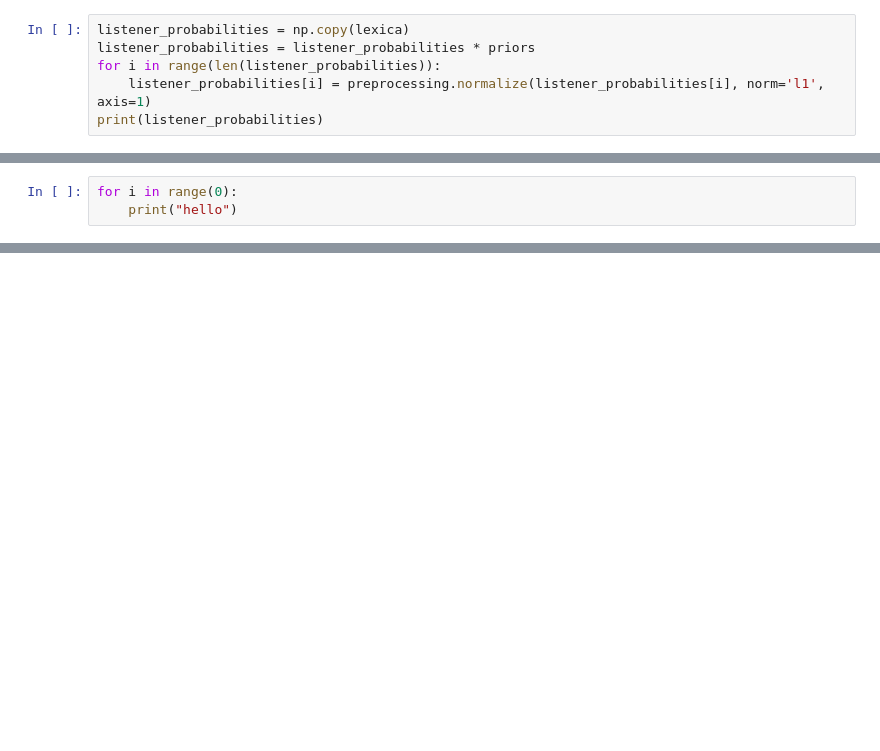
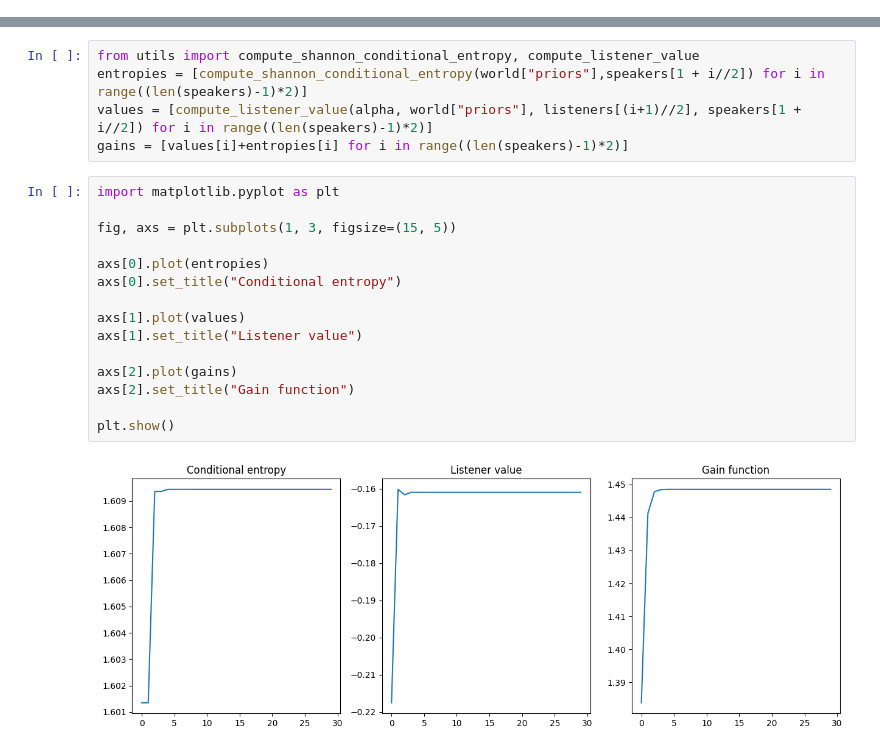
Before and after one commit to GabrielBeFr/RSA-research, a Jupyter notebook: experiments.ipynb, the cells around one changed output, grey strips where cells are left out. Cells and saved outputs as stored; diff of their text form; blank space fills up the shorter version.

```diff
--- a/experiments.ipynb
+++ b/experiments.ipynb
@@ -91,6 +0,0 @@ print(lexica)
-# %%
-listener_probabilities = np.copy(lexica)
-listener_probabilities = listener_probabilities * priors
-for i in range(len(listener_probabilities)):
-    listener_probabilities[i] = preprocessing.normalize(listener_probabilities[i], norm='l1', axis=1)
-print(listener_probabilities)
@@ -115,3 +0,0 @@ print(listener_probabilities)
-# %%
-for i in range(0):
-    print("hello")
@@ -117,0 +112,22 @@ for i in range(0):
+# %%
+from utils import compute_shannon_conditional_entropy, compute_listener_value
+entropies = [compute_shannon_conditional_entropy(world["priors"],speakers[1 + i//2]) for i in range((len(speakers)-1)*2)]
+values = [compute_listener_value(alpha, world["priors"], listeners[(i+1)//2], speakers[1 + i//2]) for i in range((len(speakers)-1)*2)]
+gains = [values[i]+entropies[i] for i in range((len(speakers)-1)*2)]
+# %%
+import matplotlib.pyplot as plt
+
+fig, axs = plt.subplots(1, 3, figsize=(15, 5))
+
+axs[0].plot(entropies)
+axs[0].set_title("Conditional entropy")
+
+axs[1].plot(values)
+axs[1].set_title("Listener value")
+
+axs[2].plot(gains)
+axs[2].set_title("Gain function")
+
+plt.show()
+# %% [output]
+[figure, added]
```
Also changed, not shown: parts of 10 cells of this notebook, 12 other files.
